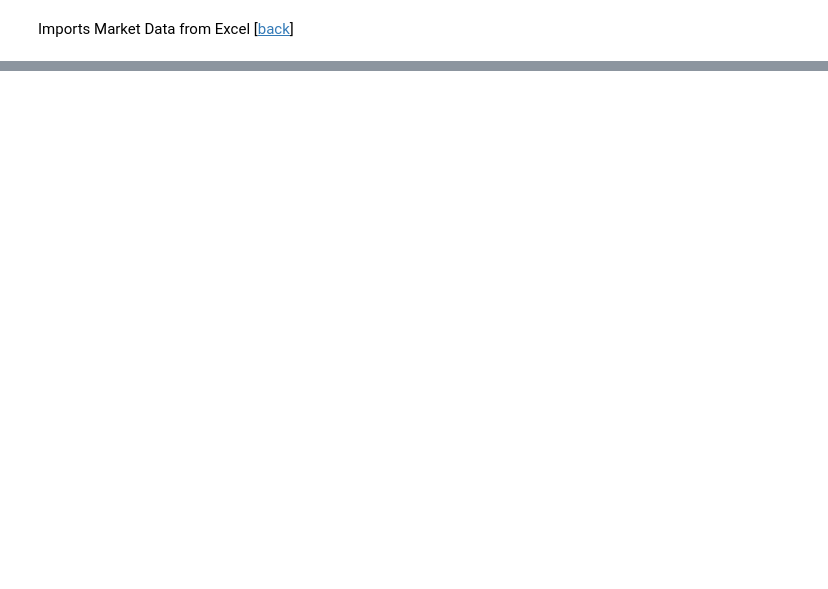
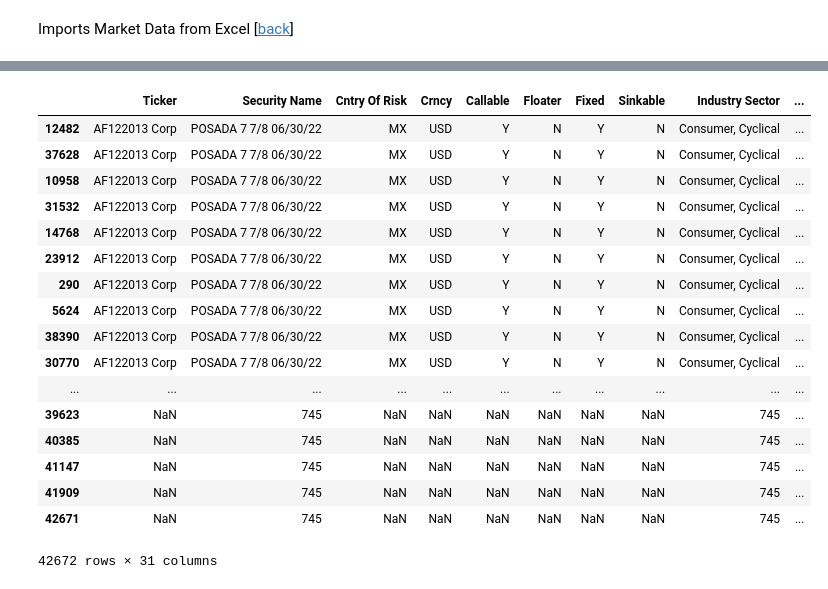
Before and after one commit to InakiCompass/fixedincomeproject, a Jupyter notebook: Creates FI Data Base.ipynb, the cells around one changed output, grey strips where cells are left out. Drawn from its saved outputs; the diff is of its cells as text; code cells hidden in the pictures; blank space fills up the shorter version.

```diff
--- a/Creates FI Data Base.ipynb
+++ b/Creates FI Data Base.ipynb
@@ -90,0 +74,25 @@ mkt_data
+# %%
+mkt_data = pd.read_excel('RF_python.xlsm',sheet_name='BD')
+mkt_data = mkt_data.drop(['@', 'Unnamed: 88', 'Unnamed: 89', 'Portfolio', 'Obs'], axis=1)
+mkt_data = pd.melt(mkt_data, id_vars=['Ticker', 'Security Name', 'Cntry Of Risk', 'Crncy', 'Callable', 'Floater', 'Fixed', 'Sinkable', 'Industry Sector', 'Industry Group', 'Rtg Sp', 'Rtg Moody', 'Rtg Fitch', 'Rtg Bb Comp', 'S&P Transformado', 'Moodys Transformado', 'Fitch Transformado', 'Rtg CG', 'RTG GRUPO', 'Ticker.1', 'Listed Equity?', 'Listed Equity 2', 'Pais+LE', 'RTG+LE', 'ID_ISIN', 'Ttrace', 'Trace+Isin', 'Ticker 2', 'Unnamed: 87'], var_name="Account", value_name="Value")
+mkt_data = mkt_data.sort_values(by='Ticker')
+mkt_data
+# %% [output]
+|  | Ticker | Security Name | Cntry Of Risk | Crncy | Callable | Floater | Fixed | Sinkable | Industry Sector | ... |
+| 12482 | AF122013 Corp | POSADA 7 7/8 06/30/22 | MX | USD | Y | N | Y | N | Consumer, Cyclical | ... |
+| 37628 | AF122013 Corp | POSADA 7 7/8 06/30/22 | MX | USD | Y | N | Y | N | Consumer, Cyclical | ... |
+| 10958 | AF122013 Corp | POSADA 7 7/8 06/30/22 | MX | USD | Y | N | Y | N | Consumer, Cyclical | ... |
+| 31532 | AF122013 Corp | POSADA 7 7/8 06/30/22 | MX | USD | Y | N | Y | N | Consumer, Cyclical | ... |
+| 14768 | AF122013 Corp | POSADA 7 7/8 06/30/22 | MX | USD | Y | N | Y | N | Consumer, Cyclical | ... |
+| 23912 | AF122013 Corp | POSADA 7 7/8 06/30/22 | MX | USD | Y | N | Y | N | Consumer, Cyclical | ... |
+| 290 | AF122013 Corp | POSADA 7 7/8 06/30/22 | MX | USD | Y | N | Y | N | Consumer, Cyclical | ... |
+| 5624 | AF122013 Corp | POSADA 7 7/8 06/30/22 | MX | USD | Y | N | Y | N | Consumer, Cyclical | ... |
+| 38390 | AF122013 Corp | POSADA 7 7/8 06/30/22 | MX | USD | Y | N | Y | N | Consumer, Cyclical | ... |
+| 30770 | AF122013 Corp | POSADA 7 7/8 06/30/22 | MX | USD | Y | N | Y | N | Consumer, Cyclical | ... |
+| ... | ... | ... | ... | ... | ... | ... | ... | ... | ... | ... |
+| 39623 | NaN | 745 | NaN | NaN | NaN | NaN | NaN | NaN | 745 | ... |
+| 40385 | NaN | 745 | NaN | NaN | NaN | NaN | NaN | NaN | 745 | ... |
+| 41147 | NaN | 745 | NaN | NaN | NaN | NaN | NaN | NaN | 745 | ... |
+| 41909 | NaN | 745 | NaN | NaN | NaN | NaN | NaN | NaN | 745 | ... |
+| 42671 | NaN | 745 | NaN | NaN | NaN | NaN | NaN | NaN | 745 | ... |
+42672 rows × 31 columns
```
Also changed, not shown: parts of 4 cells of this notebook.
